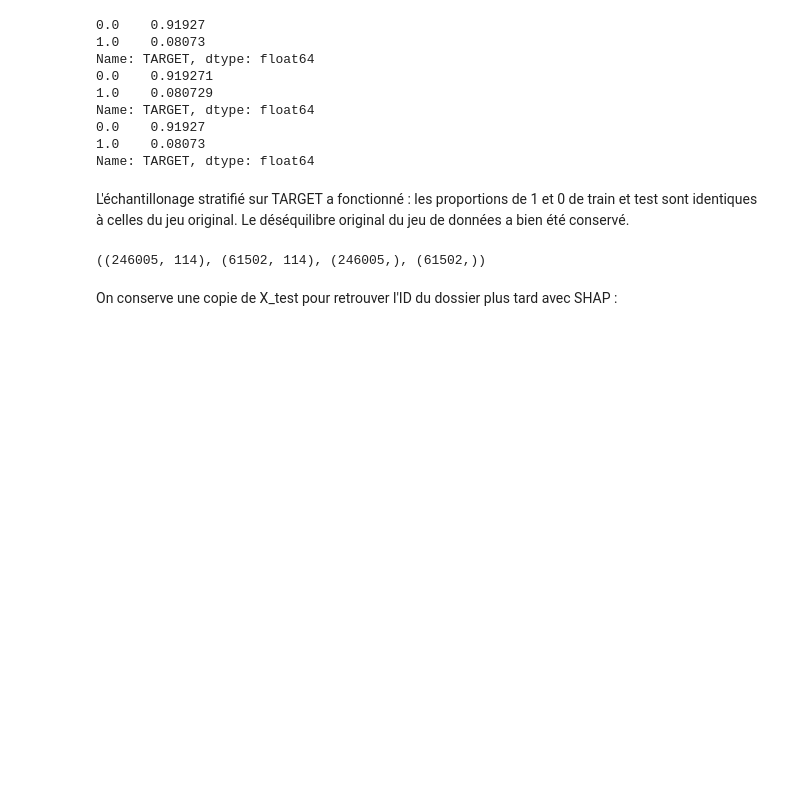
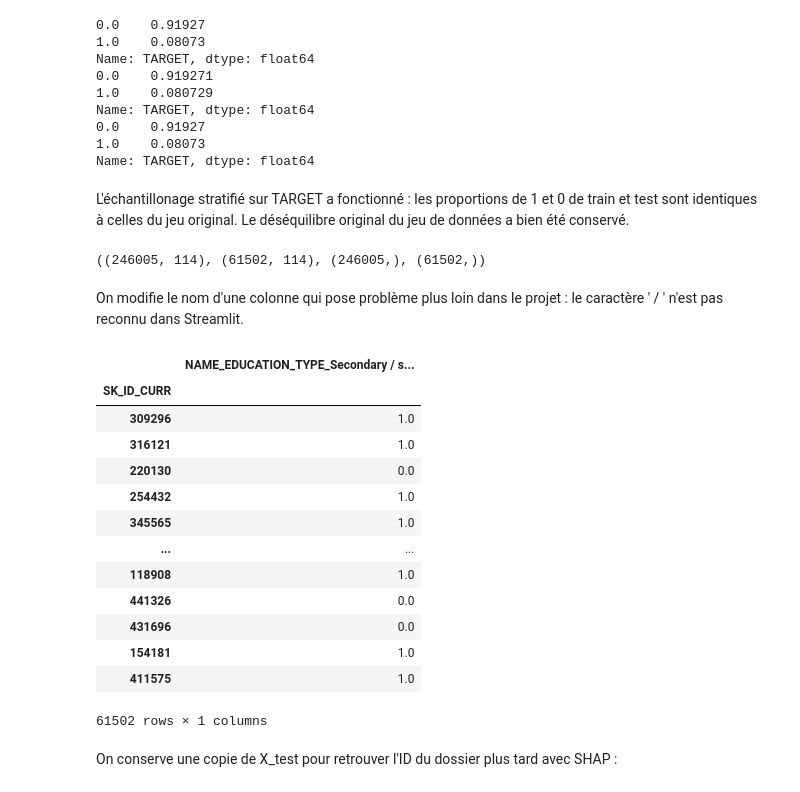
Before and after one commit to SDR69250/OpenClassRooms_P7, a Jupyter notebook: Jupyter notebooks/DeRosa_Sebastien_2_modelisation_082022.ipynb, the cells around one changed output. Saved outputs shown, nothing was run; the diff lists cells and outputs as text; code cells hidden in the pictures; blank space fills up the shorter version.

```diff
--- a/Jupyter notebooks/DeRosa_Sebastien_2_modelisation_082022.ipynb
+++ b/Jupyter notebooks/DeRosa_Sebastien_2_modelisation_082022.ipynb
@@ -543,3 +543,23 @@ L'échantillonage stratifié sur TARGET a fonctionné : les proportions de 1 et
 X_train.shape, X_test.shape, y_train.shape, y_test.shape
 # %% [output]
 ((246005, 114), (61502, 114), (246005,), (61502,))
+# %% [markdown]
+On modifie le nom d'une colonne qui pose problème plus loin dans le projet : le caractère ' / ' n'est pas reconnu dans Streamlit.
+# %%
+dash_cols = [col for col in X_test.columns if '/' in col]
+X_test[dash_cols]
+# %% [output]
+|  | NAME_EDUCATION_TYPE_Secondary / s... |
+| SK_ID_CURR |  |
+| 309296 | 1.0 |
+| 316121 | 1.0 |
+| 220130 | 0.0 |
+| 254432 | 1.0 |
+| 345565 | 1.0 |
+| ... | ... |
+| 118908 | 1.0 |
+| 441326 | 0.0 |
+| 431696 | 0.0 |
+| 154181 | 1.0 |
+| 411575 | 1.0 |
+61502 rows × 1 columns
```
Also changed, not shown: parts of 27 cells of this notebook, 1 other file.
